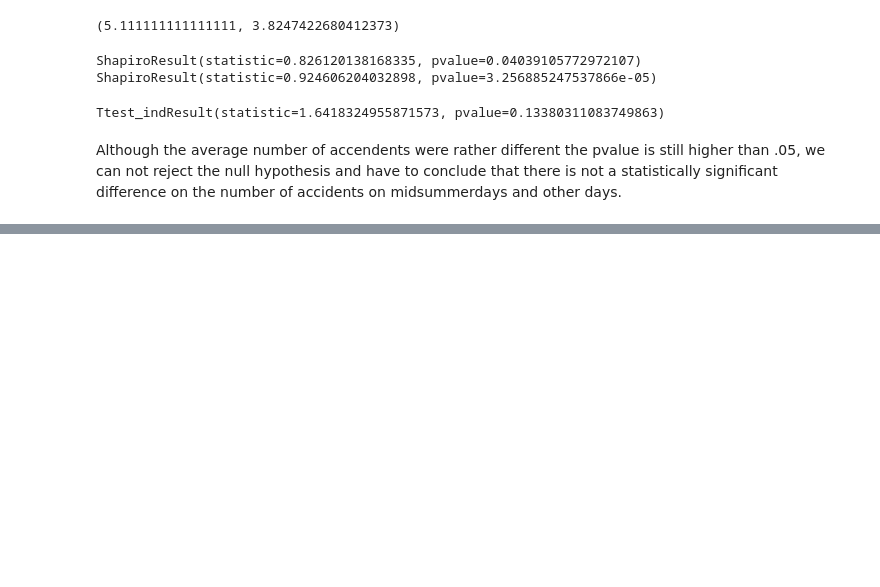
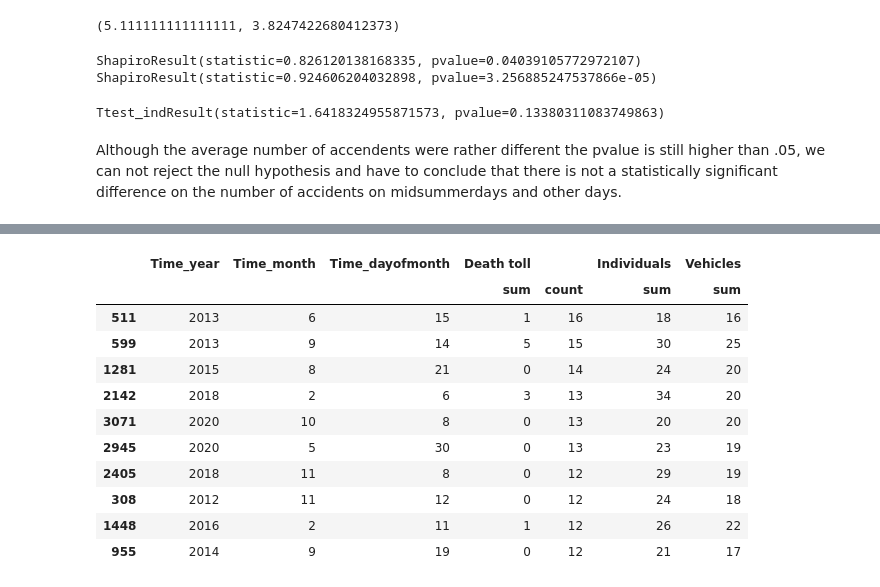
Before and after one commit to kalmerkaurson/IDS-2021-D6, a Jupyter notebook: Project_Goal1.ipynb, the cells around one changed output, grey strips where cells are left out. Saved outputs shown, nothing was run; the diff lists cells and outputs as text; code cells hidden in the pictures; blank space fills up the shorter version.

```diff
--- a/Project_Goal1.ipynb
+++ b/Project_Goal1.ipynb
@@ -173,0 +212,15 @@ Although the average number of accendents were rather different the pvalue is st
+# %%
+day_stats.reset_index().sort_values(('Death toll','count'), ascending=False).head(10) #days when most accidents happen (in count column)
+# %% [output]
+|  | Time_year | Time_month | Time_dayofmonth | Death toll |  | Individuals | Vehicles |
+|  |  |  |  | sum | count | sum | sum |
+| 511 | 2013 | 6 | 15 | 1 | 16 | 18 | 16 |
+| 599 | 2013 | 9 | 14 | 5 | 15 | 30 | 25 |
+| 1281 | 2015 | 8 | 21 | 0 | 14 | 24 | 20 |
+| 2142 | 2018 | 2 | 6 | 3 | 13 | 34 | 20 |
+| 3071 | 2020 | 10 | 8 | 0 | 13 | 20 | 20 |
+| 2945 | 2020 | 5 | 30 | 0 | 13 | 23 | 19 |
+| 2405 | 2018 | 11 | 8 | 0 | 12 | 29 | 19 |
+| 308 | 2012 | 11 | 12 | 0 | 12 | 24 | 18 |
+| 1448 | 2016 | 2 | 11 | 1 | 12 | 26 | 22 |
+| 955 | 2014 | 9 | 19 | 0 | 12 | 21 | 17 |
```
Also changed, not shown: parts of 7 cells of this notebook, 1 other file.
